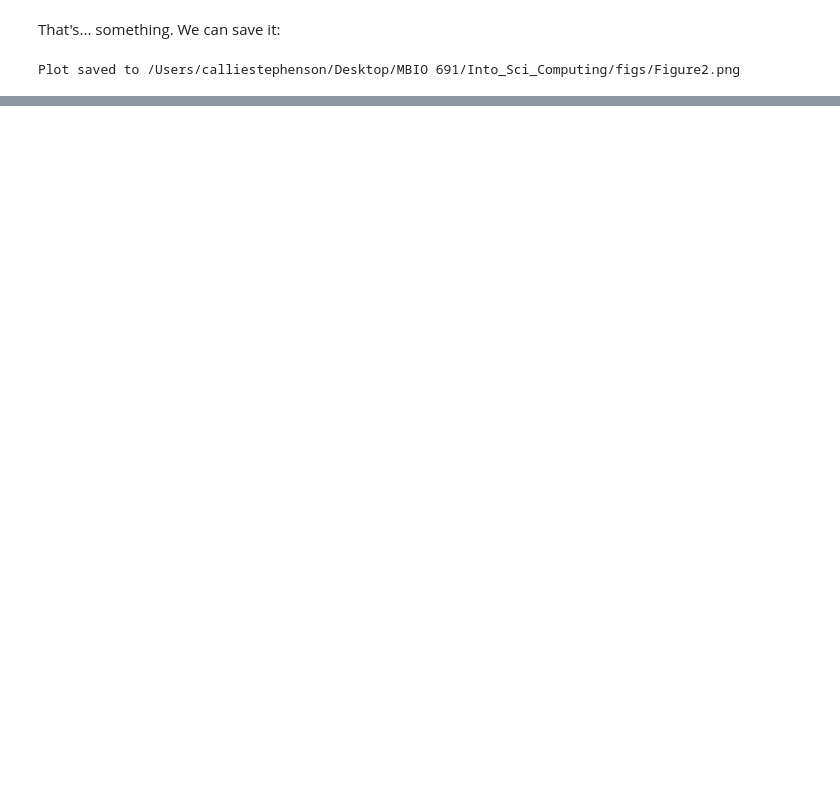
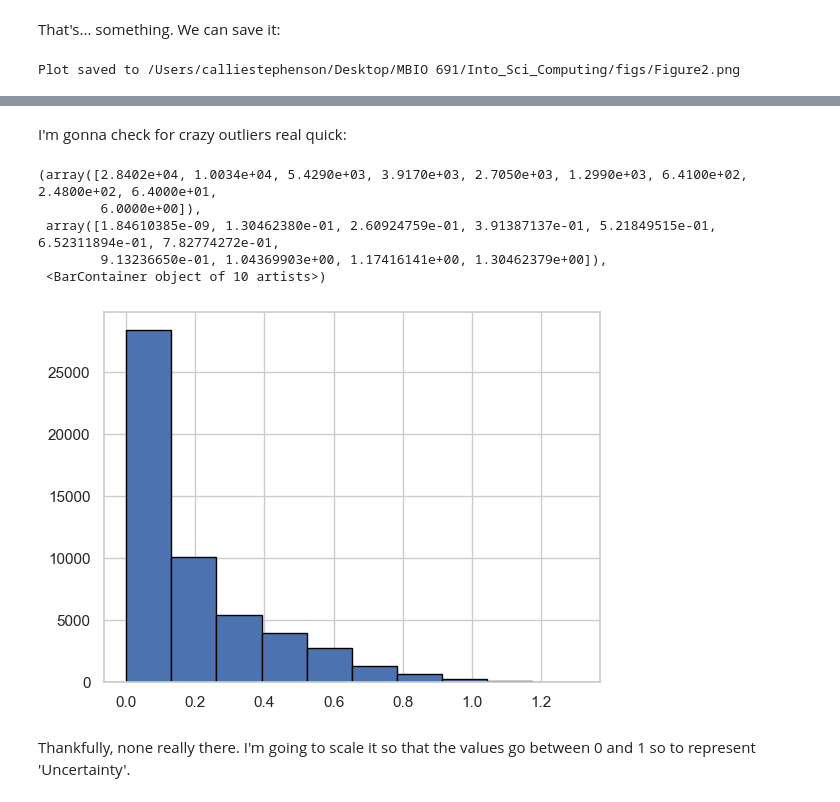
Before and after one commit to CallieStephenson/Into_Sci_Computing, a Jupyter notebook: Project.ipynb, the cells around one changed output, grey strips where cells are left out. Saved outputs shown, nothing was run; the diff lists cells and outputs as text; code cells hidden in the pictures; blank space fills up the shorter version.

```diff
--- a/Project.ipynb
+++ b/Project.ipynb
@@ -296,0 +258,27 @@ Plot saved to /Users/calliestephenson/Desktop/MBIO 691/Into_Sci_Computing/figs/F
+# %%
+#Add column into data for change in coral cover in km
+data['coral_cover_change'] = data['coral_cover_2100'] - data['coral_cover_2020']
+#Group data by lon_lat
+data['lon_lat'] = list(zip(data.longitude, data.latitude))
+# Calculate the standard deviation of 'coral_cover_change' only, using the grouping by 'lon_lat'
+data_std_across_models = data.groupby('lon_lat')['coral_cover_change'].std().reset_index()
+# Split the 'lon_lat' column back into separate latitude and longitude columns
+data_std_across_models[['longitude', 'latitude']] = pd.DataFrame(data_std_across_models['lon_lat'].tolist(), index=data_std_across_models.index)
+# Drop the 'lon_lat' column since not needed
+data_std_across_models = data_std_across_models.drop(columns='lon_lat')
+
+# Rename the column to show the calculation 'std_coral_cover_change'
+data_std_across_models.rename(columns={'coral_cover_change': 'std_coral_cover_change'}, inplace=True)
+# %% [markdown]
+I'm gonna check for crazy outliers real quick:
+# %%
+plt.hist(data_std_across_models['std_coral_cover_change'], edgecolor='black')
+# %% [output]
+(array([2.8402e+04, 1.0034e+04, 5.4290e+03, 3.9170e+03, 2.7050e+03, 1.2990e+03, 6.4100e+02, 2.4800e+02, 6.4000e+01,
+        6.0000e+00]),
+ array([1.84610385e-09, 1.30462380e-01, 2.60924759e-01, 3.91387137e-01, 5.21849515e-01, 6.52311894e-01, 7.82774272e-01,
+        9.13236650e-01, 1.04369903e+00, 1.17416141e+00, 1.30462379e+00]),
+ <BarContainer object of 10 artists>)
+[figure, added]
+# %% [markdown]
+Thankfully, none really there. I'm going to scale it so that the values go between 0 and 1 so to represent 'Uncertainty'.
```
Also changed, not shown: parts of 16 cells of this notebook.
